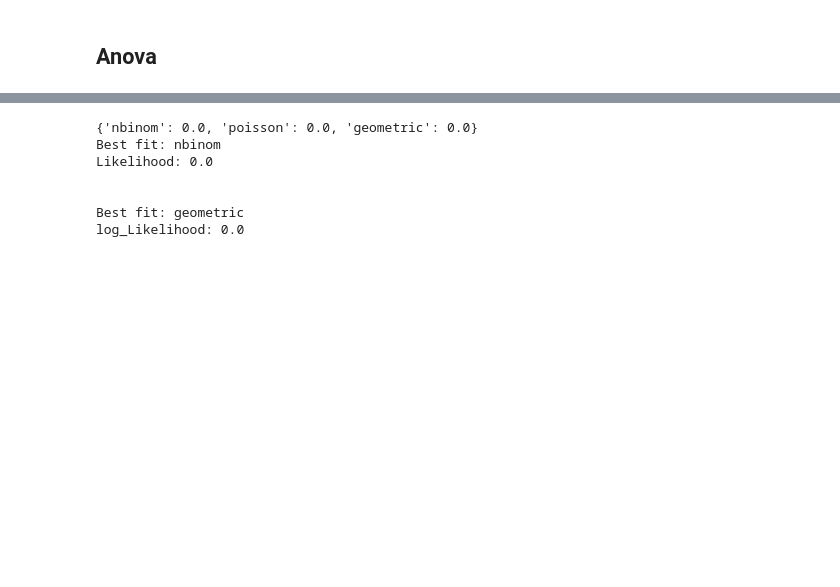
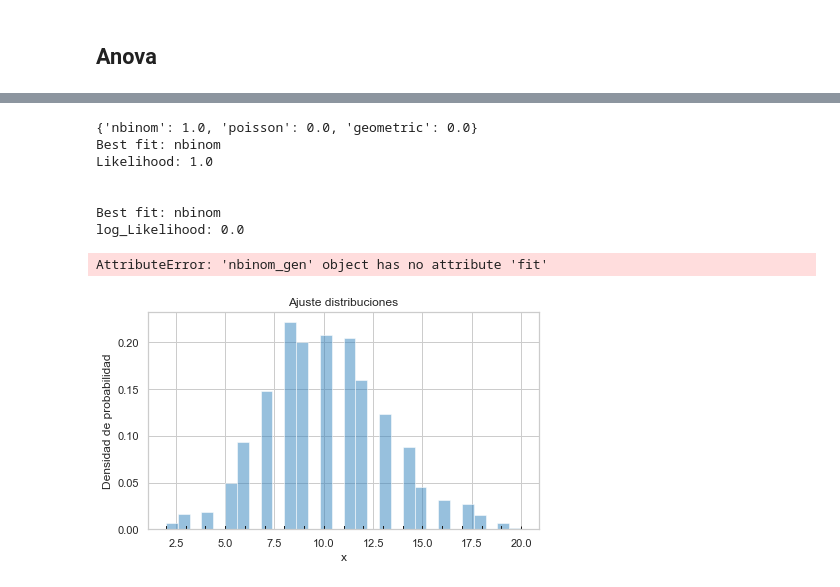
Before and after one commit to 4bm4/cheatsheetDC, a Jupyter notebook: clases.ipynb, the cells around one changed output, grey strips where cells are left out. Saved outputs shown, nothing was run; the diff lists cells and outputs as text; code cells hidden in the pictures; blank space fills up the shorter version.

```diff
--- a/clases.ipynb
+++ b/clases.ipynb
@@ -1293,5 +1310,5 @@ Residual      7.898956e+07  996.0       NaN       NaN
 # %%
-x=df_prueba["Datos_Poisson_1"]
+x=df_prueba["Datos_Poisson_3"]
 mean = x.mean()
 var = x.var()
 likelihoods = {}  # we'll use it later
@@ -1302,33 +1319,67 @@ r = (1-p) * mean / p
 
 
 likelihoods['nbinom'] = x.map(lambda val: stats.nbinom.pmf(val, r, p)).prod()
 log_likelihoods['nbinom'] = x.map(lambda val: stats.nbinom.logpmf(val, r, p)).sum()
 
 lambda_ = mean
 likelihoods['poisson'] = x.map(lambda val:  stats.poisson.pmf(val, lambda_)).prod()
 log_likelihoods['poisson'] = x.map(lambda val: stats.poisson.logpmf(val, r, p)).sum()
 
 # mean = 1 / p  # this form fits the scipy definition
 p = 1 / mean
 
 likelihoods['geometric'] = x.map(lambda val:  stats.geom.pmf(val, p)).prod()
 log_likelihoods['geometric'] = x.map(lambda val: stats.geom.logpmf(val, r, p)).sum()
 
 best_fit = max(likelihoods, key=lambda x: likelihoods[x])
 print(likelihoods)
 print("Best fit:", best_fit)
 print("Likelihood:", likelihoods[best_fit])
 
 print("\n")
 
 best_fit = max(log_likelihoods, key=lambda x: log_likelihoods[x])
 print("Best fit:", best_fit)
 print("log_Likelihood:", log_likelihoods[best_fit])
+
+nombre_distribuciones=['nbinom','geometric','poisson']
+fig, ax = plt.subplots(figsize=(7,4))
+
+
+ax.hist(x=x, density=True, bins=30, color="#3182bd", alpha=0.5)
+ax.plot(x, np.full_like(x, -0.01), '|k', markeredgewidth=1)
+ax.set_title('Ajuste distribuciones')
+ax.set_xlabel('x')
+ax.set_ylabel('Densidad de probabilidad')
+
+for nombre in nombre_distribuciones:
+
+    distribucion = getattr(stats, nombre)
+
+    parametros = distribucion.fit(data=x)
+
+    nombre_parametros = [p for p in inspect.signature(distribucion._pdf).parameters \
+                        if not p=='x'] + ["loc","scale"]
+    parametros_dict = dict(zip(nombre_parametros, parametros))
+
+    log_likelihood = distribucion.logpdf(x, *parametros).sum()
+
+    aic = -2 * log_likelihood + 2 * len(parametros)
+    bic = -2 * log_likelihood + np.log(x.shape[0]) * len(parametros)
+
+    x_hat = np.linspace(min(x), max(x), num=100)
+    y_hat = distribucion.pdf(x_hat, *parametros)
+    ax.plot(x_hat, y_hat, linewidth=2, label=distribucion.name)
+
+ax.legend()
+plt.show()
 # %% [output]
-{'nbinom': 0.0, 'poisson': 0.0, 'geometric': 0.0}
+{'nbinom': 1.0, 'poisson': 0.0, 'geometric': 0.0}
 Best fit: nbinom
-Likelihood: 0.0
+Likelihood: 1.0
 
 
-Best fit: geometric
+Best fit: nbinom
 log_Likelihood: 0.0
+AttributeError: 'nbinom_gen' object has no attribute 'fit'
+[figure, added]
```
Also changed, not shown: parts of 22 cells of this notebook.
